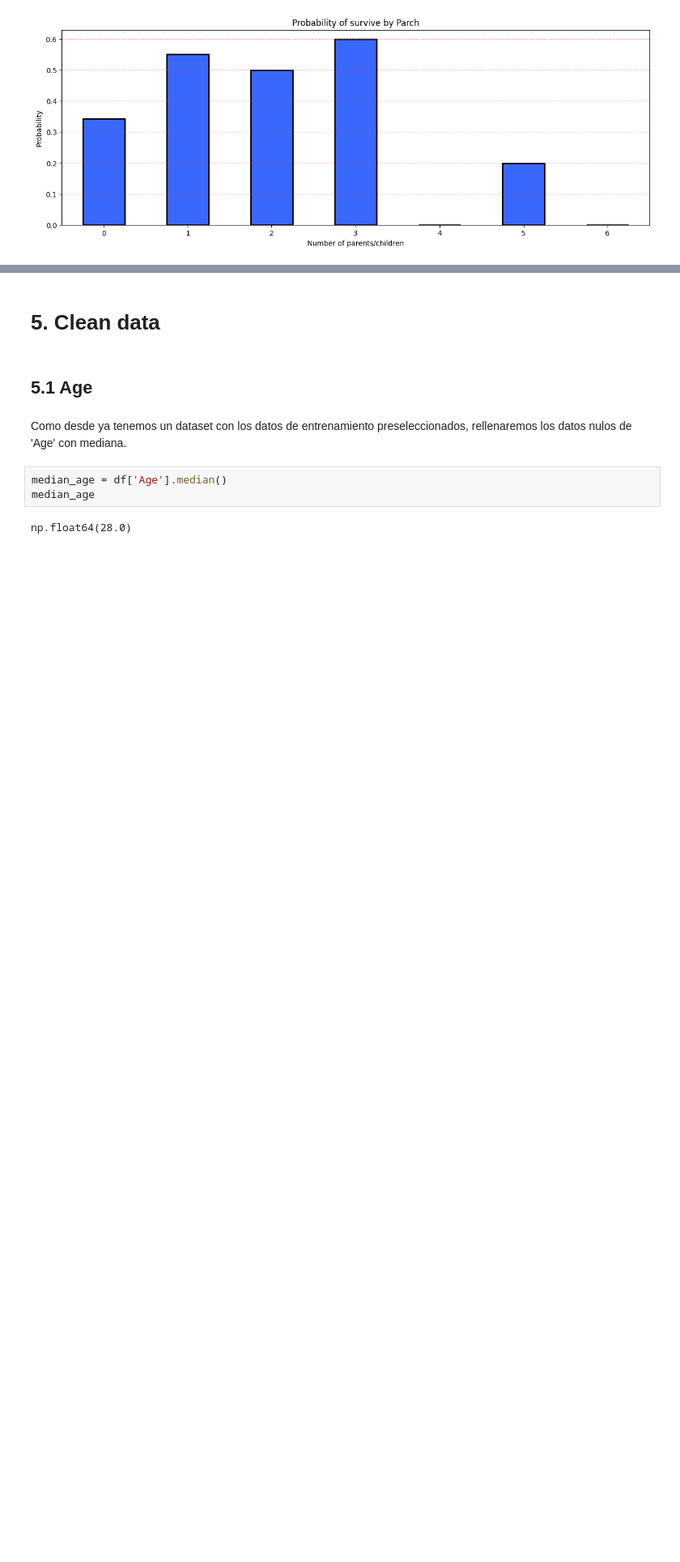
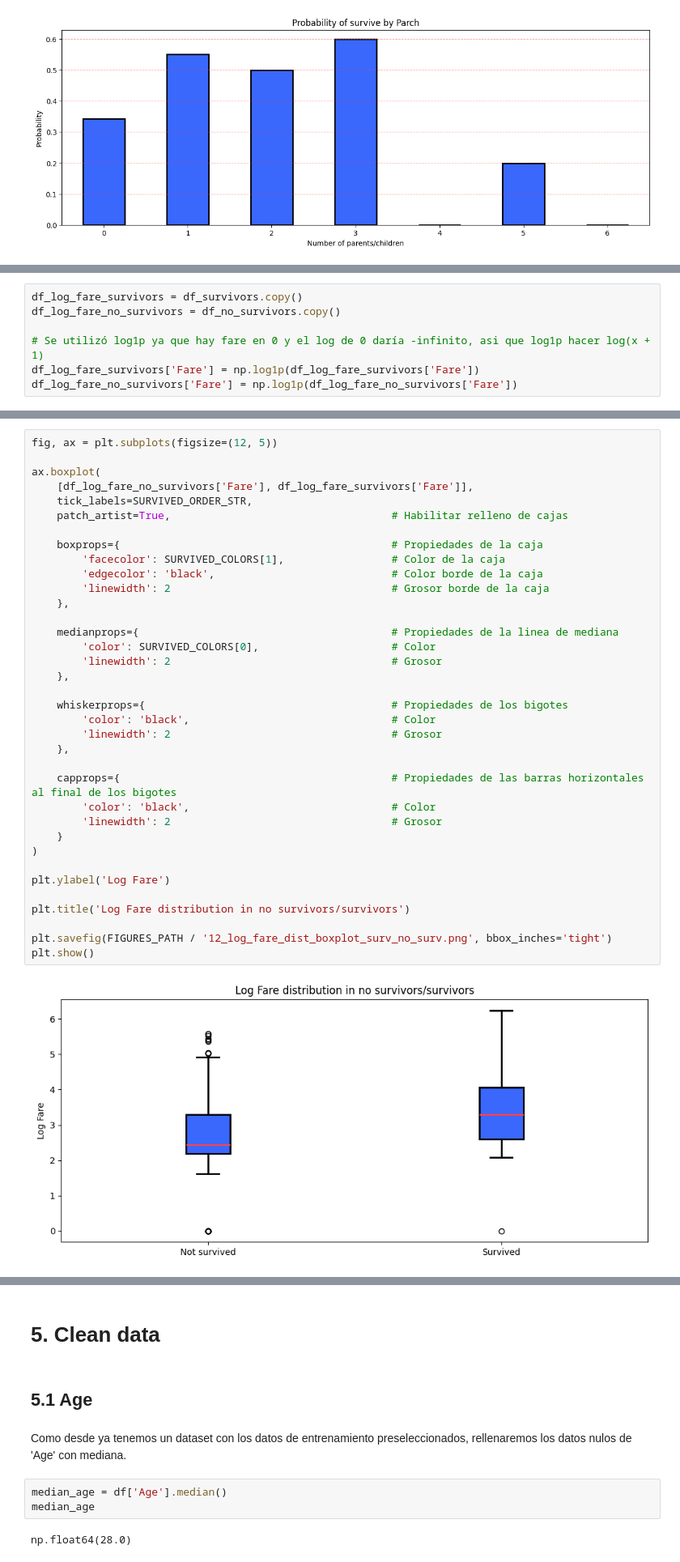
Before and after one commit to charligram/2_titanic, a Jupyter notebook: notebooks/01_EDA.ipynb, the cells around one changed output, grey strips where cells are left out. Shown at 81% size. Cells and saved outputs as stored; diff of their text form; blank space fills up the shorter version.

```diff
--- a/notebooks/01_EDA.ipynb
+++ b/notebooks/01_EDA.ipynb
@@ -592,0 +670,7 @@ plt.show()
+# %%
+df_log_fare_survivors = df_survivors.copy()
+df_log_fare_no_survivors = df_no_survivors.copy()
+
+# Se utilizó log1p ya que hay fare en 0 y el log de 0 daría -infinito, asi que log1p hacer log(x + 1)
+df_log_fare_survivors['Fare'] = np.log1p(df_log_fare_survivors['Fare'])
+df_log_fare_no_survivors['Fare'] = np.log1p(df_log_fare_no_survivors['Fare'])
@@ -592,0 +679,38 @@ plt.show()
+# %%
+fig, ax = plt.subplots(figsize=(12, 5))
+
+ax.boxplot(
+    [df_log_fare_no_survivors['Fare'], df_log_fare_survivors['Fare']],
+    tick_labels=SURVIVED_ORDER_STR,
+    patch_artist=True,                                   # Habilitar relleno de cajas
+
+    boxprops={                                           # Propiedades de la caja
+        'facecolor': SURVIVED_COLORS[1],                 # Color de la caja
+        'edgecolor': 'black',                            # Color borde de la caja
+        'linewidth': 2                                   # Grosor borde de la caja
+    },
+
+    medianprops={                                        # Propiedades de la linea de mediana
+        'color': SURVIVED_COLORS[0],                     # Color
+        'linewidth': 2                                   # Grosor
+    },
+
+    whiskerprops={                                       # Propiedades de los bigotes
+        'color': 'black',                                # Color
+        'linewidth': 2                                   # Grosor
+    },
+
+    capprops={                                           # Propiedades de las barras horizontales al final de los bigotes
+        'color': 'black',                                # Color
+        'linewidth': 2                                   # Grosor
+    }
+)
+
+plt.ylabel('Log Fare')
+
+plt.title('Log Fare distribution in no survivors/survivors')
+
+plt.savefig(FIGURES_PATH / '12_log_fare_dist_boxplot_surv_no_surv.png', bbox_inches='tight')
+plt.show()
+# %% [output]
+[figure, added]
```
Also changed, not shown: parts of 28 cells of this notebook, 6 other files.
